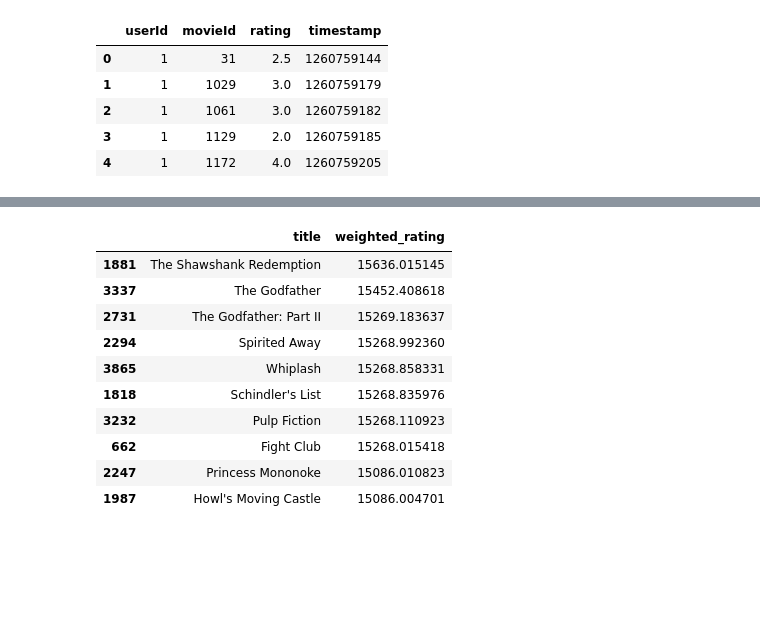
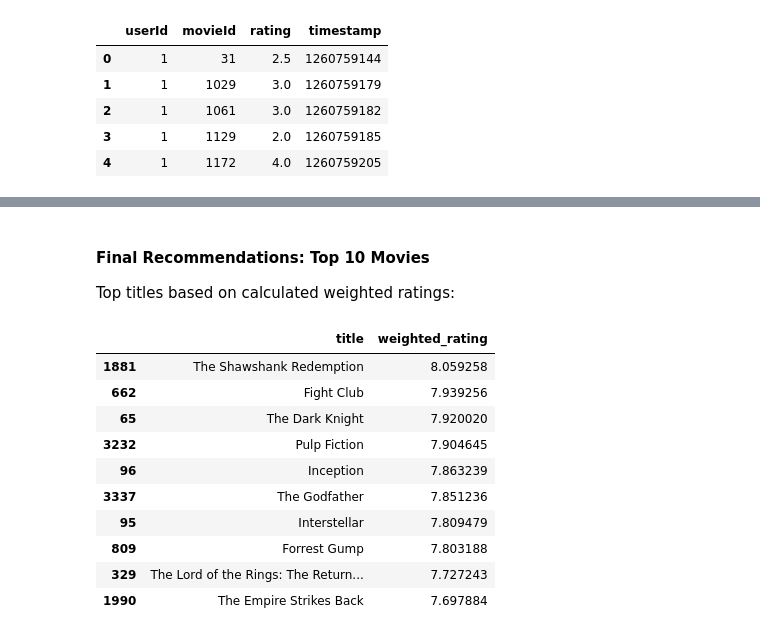
Before and after one commit to SHAH-MEER/DataScience-MachineLearning-Projects, a Jupyter notebook: 12-Recommendation_Systems/Popularity_Based_Filtering_RS.ipynb, the cells around one changed output, grey strips where cells are left out. Drawn from its saved outputs; the diff is of its cells as text; code cells hidden in the pictures; blank space fills up the shorter version.

```diff
--- a/12-Recommendation_Systems/Popularity_Based_Filtering_RS.ipynb
+++ b/12-Recommendation_Systems/Popularity_Based_Filtering_RS.ipynb
@@ -3,11 +38,9 @@
 # %% [markdown]
 ### Load the data
 # %%
-import pandas
-
-movies = pandas.read_csv("data/movies.csv")
-credits = pandas.read_csv("data/credits.csv")
-ratings = pandas.read_csv("data/ratings.csv")
+movies = pd.read_csv("data/movies.csv")
+credits = pd.read_csv("data/credits.csv")
+ratings = pd.read_csv("data/ratings.csv")
 # %%
 movies.head()
 # %% [output]
@@ -79,6 +111,7 @@ movies_filtered
 # %%
 def weighted_rating(df, m=m, C=C):
+    v = df["vote_count"]
     R = df["vote_average"]
-    v = df["vote_count"]
-    wr = ((v / v+m) * R) + (m / (v+m) * C)
-    return wr
+    return (v/(v+m) * R) + (m/(v+m) * C)
+
+movies_filtered["weighted_rating"] = movies_filtered.apply(weighted_rating, axis=1)
@@ -102,14 +118,18 @@ movies_filtered
+# %% [markdown]
+#### Final Recommendations: Top 10 Movies
+Top titles based on calculated weighted ratings:
 # %%
-movies_filtered.sort_values("weighted_rating", ascending=False)[["title", "weighted_rating"]].head(10)
+top_movies = movies_filtered.sort_values("weighted_rating", ascending=False)[["title", "weighted_rating"]].head(10)
+top_movies
 # %% [output]
 |  | title | weighted_rating |
-| 1881 | The Shawshank Redemption | 15636.015145 |
-| 3337 | The Godfather | 15452.408618 |
-| 2731 | The Godfather: Part II | 15269.183637 |
-| 2294 | Spirited Away | 15268.992360 |
-| 3865 | Whiplash | 15268.858331 |
-| 1818 | Schindler's List | 15268.835976 |
-| 3232 | Pulp Fiction | 15268.110923 |
-| 662 | Fight Club | 15268.015418 |
-| 2247 | Princess Mononoke | 15086.010823 |
-| 1987 | Howl's Moving Castle | 15086.004701 |
+| 1881 | The Shawshank Redemption | 8.059258 |
+| 662 | Fight Club | 7.939256 |
+| 65 | The Dark Knight | 7.920020 |
+| 3232 | Pulp Fiction | 7.904645 |
+| 96 | Inception | 7.863239 |
+| 3337 | The Godfather | 7.851236 |
+| 95 | Interstellar | 7.809479 |
+| 809 | Forrest Gump | 7.803188 |
+| 329 | The Lord of the Rings: The Return... | 7.727243 |
+| 1990 | The Empire Strikes Back | 7.697884 |
```
Also changed, not shown: parts of 23 cells of this notebook, 3 other files.
